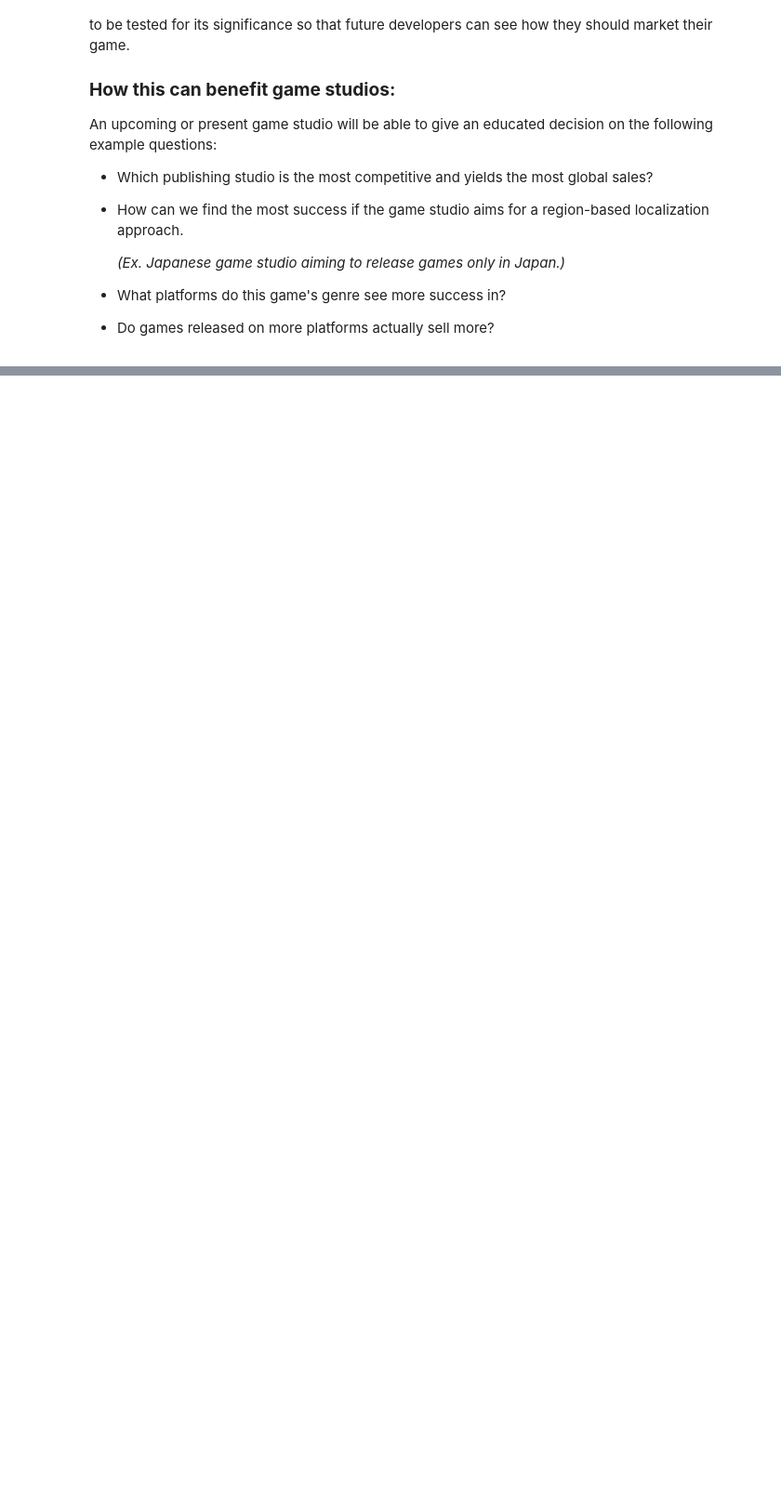
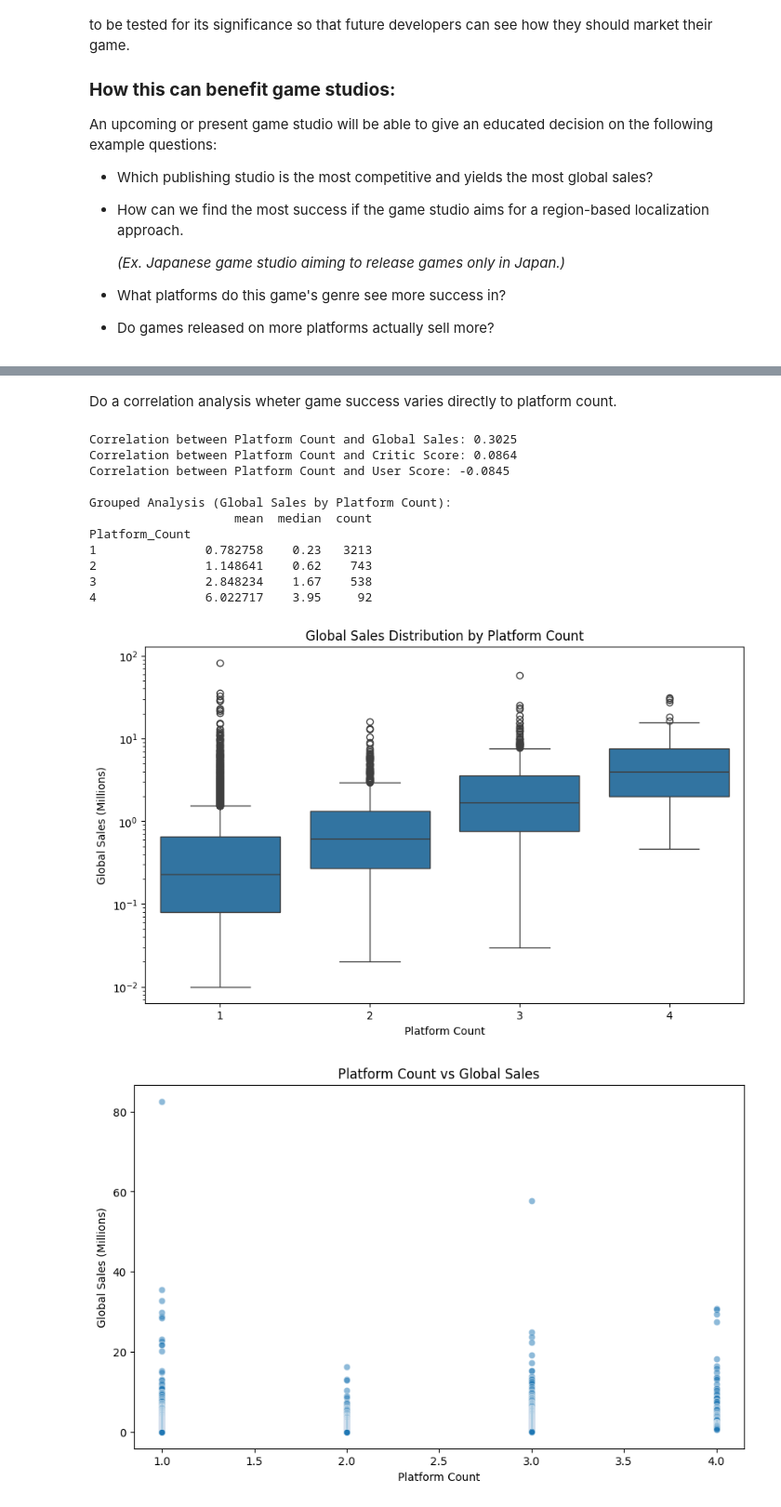
Before and after one commit to aesnin12/CSMODELProject, a Jupyter notebook: CSModel_Machine_Project_Game_Success_Analysis.ipynb, the cells around one changed output, grey strips where cells are left out. Shown: that part at 93% size. Drawn from its saved outputs; the diff is of its cells as text; code cells hidden in the pictures; blank space fills up the shorter version.

```diff
--- a/CSModel_Machine_Project_Game_Success_Analysis.ipynb
+++ b/CSModel_Machine_Project_Game_Success_Analysis.ipynb
@@ -352,0 +418,72 @@ Let's add `platform_count` column to
+# %% [markdown]
+Do a correlation analysis wheter game success varies directly to platform count.
+# %%
+try:
+    df = pd.read_csv('game_centric_sales.csv')
+
+    # 2. Fix Column Names (Strip whitespace)
+    # This prevents KeyErrors if the CSV header has spaces like " Platform_Count "
+    df.columns = df.columns.str.strip()
+
+    # 3. Verify the column exists before proceeding
+    if 'Platform_Count' in df.columns:
+
+        # --- Analysis Section ---
+
+        # Calculate Correlations
+        correlation_global = df['Platform_Count'].corr(df['Global_Sales'])
+        correlation_critic = df['Platform_Count'].corr(df['Critic_Score'])
+        correlation_user = df['Platform_Count'].corr(df['User_Score'])
+
+        print(f"Correlation between Platform Count and Global Sales: {correlation_global:.4f}")
+        print(f"Correlation between Platform Count and Critic Score: {correlation_critic:.4f}")
+        print(f"Correlation between Platform Count and User Score: {correlation_user:.4f}")
+
+        # Grouped Analysis
+        grouped_sales = df.groupby('Platform_Count')['Global_Sales'].agg(['mean', 'median', 'count'])
+        print("\nGrouped Analysis (Global Sales by Platform Count):")
+        print(grouped_sales)
+
+        # --- Visualization Section ---
+
+        # Visualization 1: Boxplot (Log Scale)
+        # Log scale is used here because sales data often has extreme outliers
+        plt.figure(figsize=(10, 6))
+        sns.boxplot(x='Platform_Count', y='Global_Sales', data=df)
+        plt.yscale('log')
+        plt.title('Global Sales Distribution by Platform Count')
+        plt.ylabel('Global Sales (Millions)')
+        plt.xlabel('Platform Count')
+        plt.savefig('sales_by_platform_count.png')
+        plt.show()
+
+        # Visualization 2: Scatterplot
+        plt.figure(figsize=(10, 6))
+        sns.scatterplot(x='Platform_Count', y='Global_Sales', data=df, alpha=0.5)
+        plt.title('Platform Count vs Global Sales')
+        plt.ylabel('Global Sales (Millions)')
+        plt.xlabel('Platform Count')
+        plt.savefig('scatter_sales_platform.png')
+        plt.show()
+
+    else:
+        print("Column 'Platform_Count' not found. Available columns:", df.columns)
+
+except FileNotFoundError:
+    print("Error: The file 'game_centric_sales.csv' was not found.")
+except Exception as e:
+    print(f"An unexpected error occurred: {e}")
+# %% [output]
+Correlation between Platform Count and Global Sales: 0.3025
+Correlation between Platform Count and Critic Score: 0.0864
+Correlation between Platform Count and User Score: -0.0845
+
+Grouped Analysis (Global Sales by Platform Count):
+                    mean  median  count
+Platform_Count
+1               0.782758    0.23   3213
+2               1.148641    0.62    743
+3               2.848234    1.67    538
+4               6.022717    3.95     92
+[figure, added]
+[figure, added]
```
Also changed, not shown: parts of 3 cells of this notebook.
